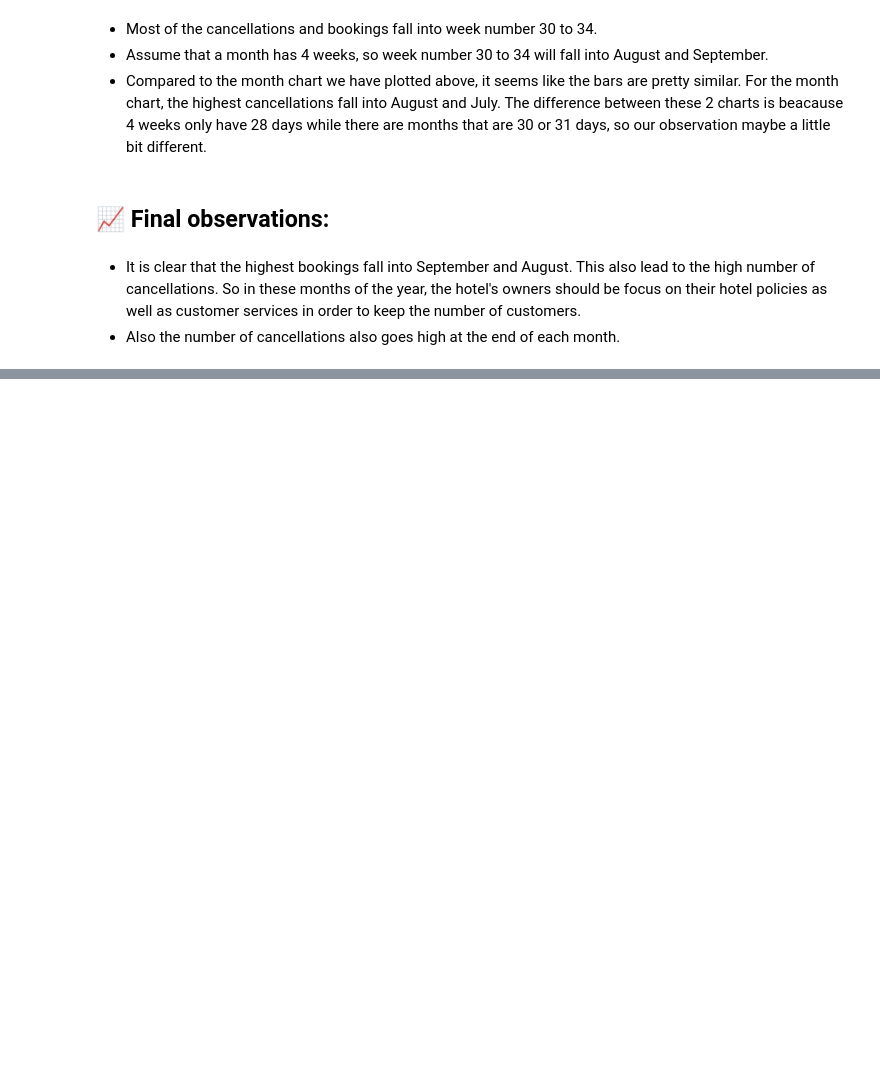
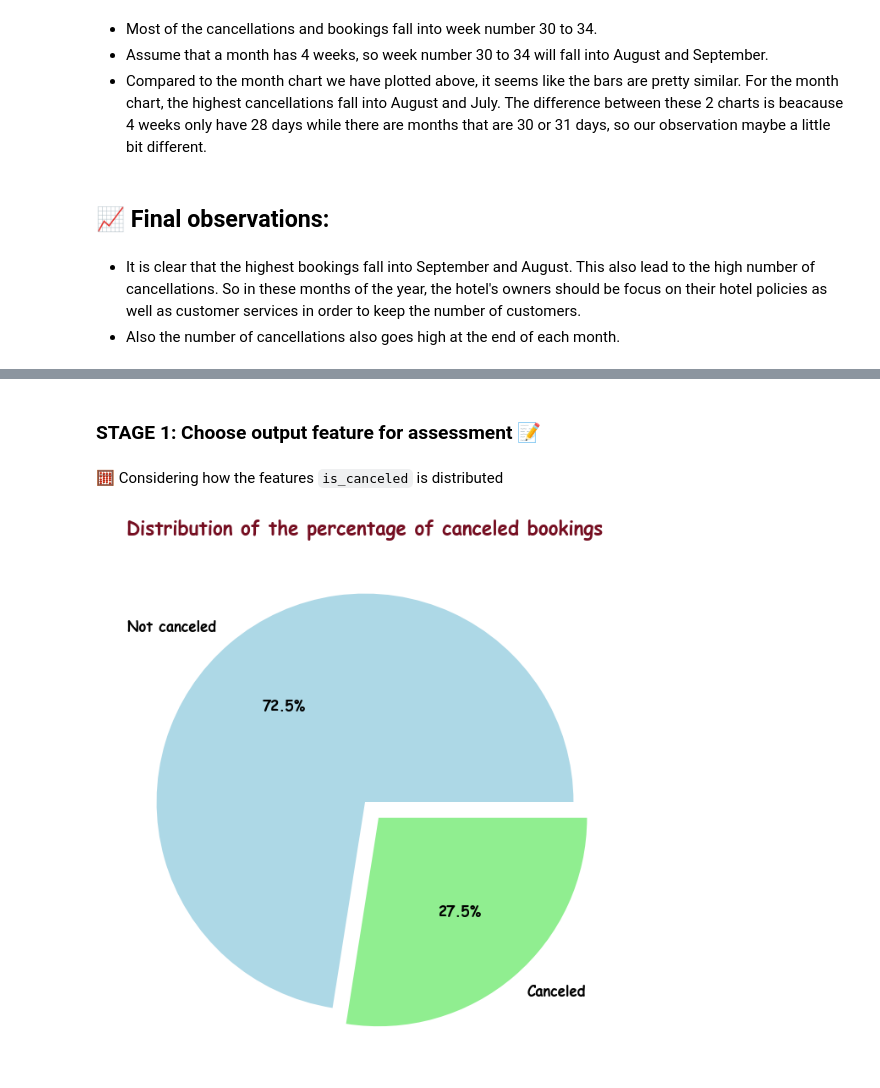
Before and after one commit to danghuynh-bit/LTKHDL_hotekbookingdemand, a Jupyter notebook: 03_Analyzing_Questions.ipynb, the cells around one changed output, grey strips where cells are left out. Cells and saved outputs as stored; diff of their text form; code cells hidden in the pictures; blank space fills up the shorter version.

```diff
--- a/03_Analyzing_Questions.ipynb
+++ b/03_Analyzing_Questions.ipynb
@@ -421,0 +428,12 @@ Text(0.5, 1.0, 'Cancellations over weeks')
+# %% [markdown]
+### **STAGE 1:** Choose output feature for assessment 📝
+# %% [markdown]
+🧮 Considering how the features `is_canceled` is distributed
+# %%
+# use pie chart to see how the feature `is_canceled` is distributed
+plt.figure(figsize=(8, 8))
+plt.pie(cleaned_data['is_canceled'].value_counts(), labels=['Not canceled', 'Canceled'], autopct='%1.1f%%', explode=(0, 0.1), colors=['lightblue', 'lightgreen'], textprops={'fontsize': 12, 'fontfamily': 'Comic Sans MS', 'fontweight': 'bold'})
+plt.title('Distribution of the percentage of canceled bookings', fontdict={'fontsize': 16, 'fontfamily': 'Comic Sans MS', 'fontweight': 'bold', 'color': '#750E21'})
+plt.show()
+# %% [output]
+[figure, added]
```
Also changed, not shown: parts of 35 cells of this notebook, 3 other files.
